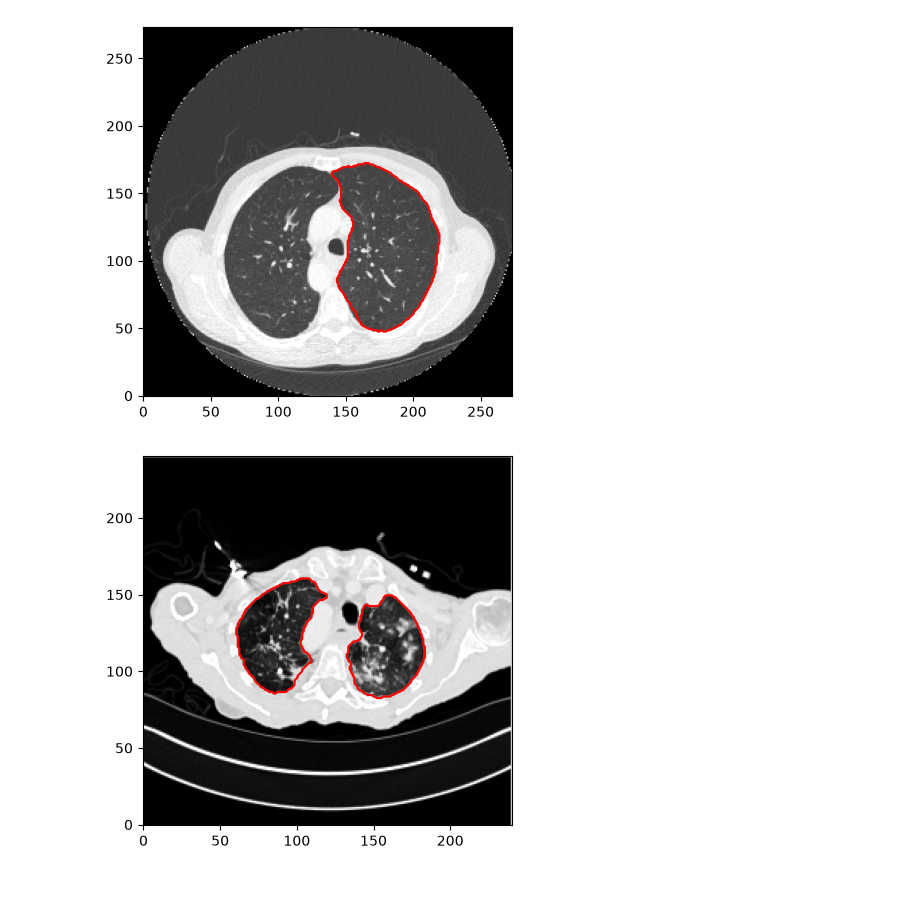
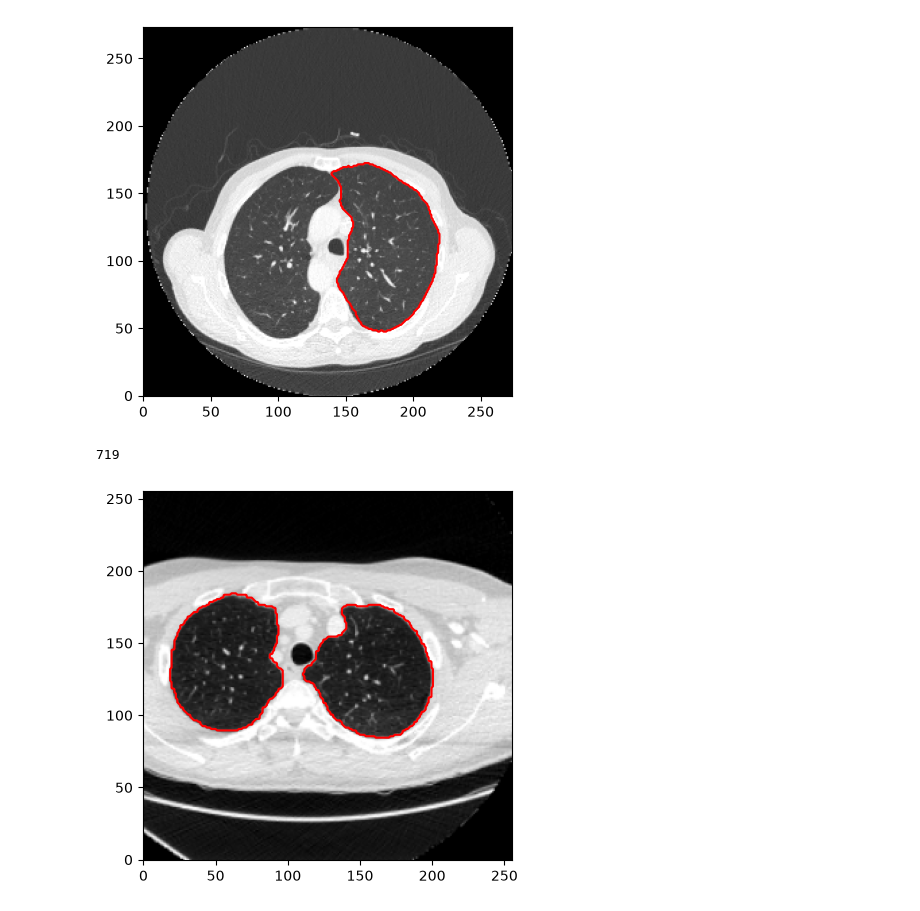
Before and after one commit to pg-weti-projects/3d-object-segmentation, a Jupyter notebook: torch/train_u-net-2d.ipynb, the cells around one changed output. Drawn from its saved outputs; the diff is of its cells as text; code cells hidden in the pictures.

Commit message:
feat: resize and jitter

```diff
--- a/torch/train_u-net-2d.ipynb
+++ b/torch/train_u-net-2d.ipynb
@@ -12,7 +12,7 @@ LUNG_LOBES = [
     "lung_lower_lobe_left", "lung_lower_lobe_right",
 ]
 HU_MIN, HU_MAX = -1000, 200
-CROP = 256
+IMG_SIZE = 256
 SLICE_MARGIN = 10
 RANDOM_SEED = 0
 np_rng = lambda: np.random.default_rng(RANDOM_SEED)
@@ -60,14 +60,24 @@ def calculate_box(y):
     zs = np.flatnonzero(y.any((0,1)))
     return (xs[0], xs[-1]), (ys[0], ys[-1]), (zs[0], zs[-1])
 
+def resize(x, mode):
+    x = torch.from_numpy(np.ascontiguousarray(x, dtype=np.float32))
+    return torch.nn.functional.interpolate(x[None, None], size=(IMG_SIZE, IMG_SIZE), mode=mode)[0, 0].numpy()
+
 def crop(x, y, box, rng, jitter=True):
     (x0, x1), (y0, y1) = box
-    center = np.array([x0 + x1, y0 + y1]) / 2
     side = max(x1-x0, y1-y0)
+    center = np.array([x0 + x1, y0 + y1]) / 2 + side
+    x, y = np.pad(x, side), np.pad(y, side)
     if jitter:
         center = center + rng.uniform(-0.1, 0.1, 2) * side
 
-    return x, y
+    x0_t = int(center[0]-side/2)
+    x1_t = int(center[0]+side/2)
+    y0_t = int(center[1]-side/2)
+    y1_t = int(center[1]+side/2)
+    x, y = x[x0_t:x1_t, y0_t:y1_t], y[x0_t:x1_t, y0_t:y1_t]
+    return resize(x, "bilinear"), resize(y, "nearest")
 
 def augment(x, y, rng):
     return x, y
@@ -111,9 +121,12 @@ train_dataset = LungDataset(train_idx, dataset_dir)
 test_dataset = LungDataset(test_idx, dataset_dir)
 val_dataset = LungDataset(val_idx, dataset_dir)
 # %%
-x, y = train_dataset[np.random.randint(low=0, high=len(train_dataset))]
+r=np.random.randint(low=0, high=len(train_dataset))
+print(r)
+x, y = train_dataset[r]
 plt.imshow(x[0].T, cmap="gray", origin="lower")
 plt.contour(y[0].T, levels=[0.5], colors="r")
 plt.show()
 # %% [output]
+719
-[figure, old version]
+[figure, new version]
```
